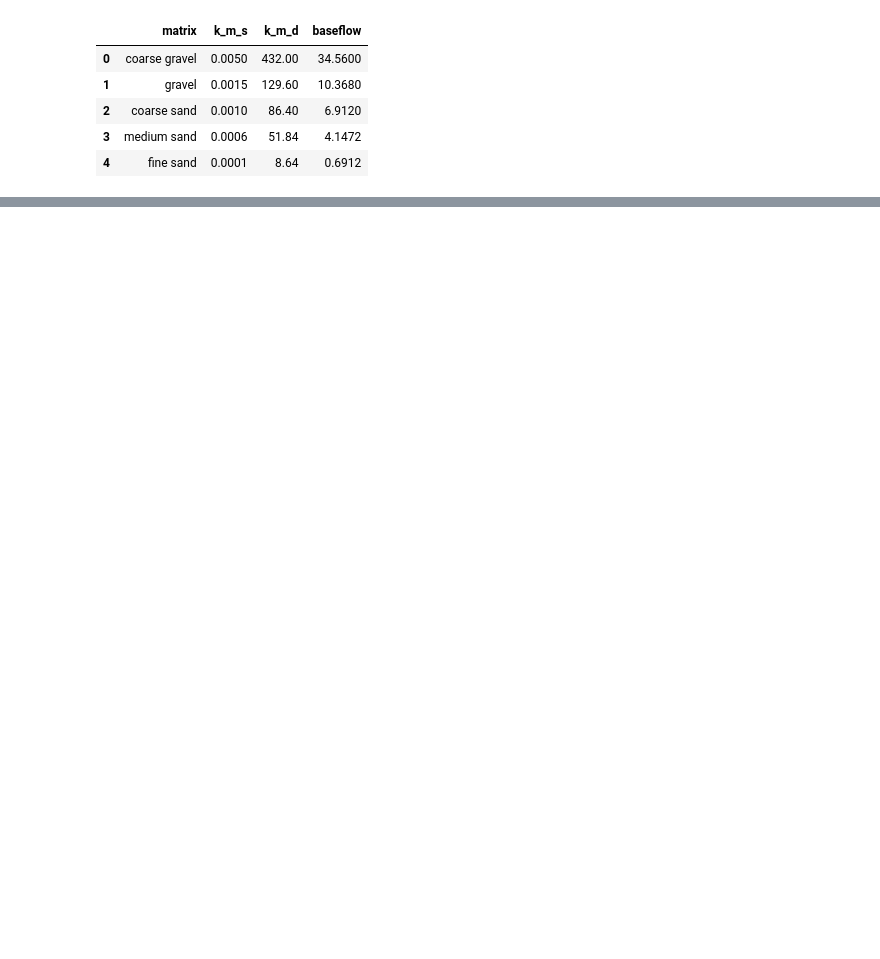
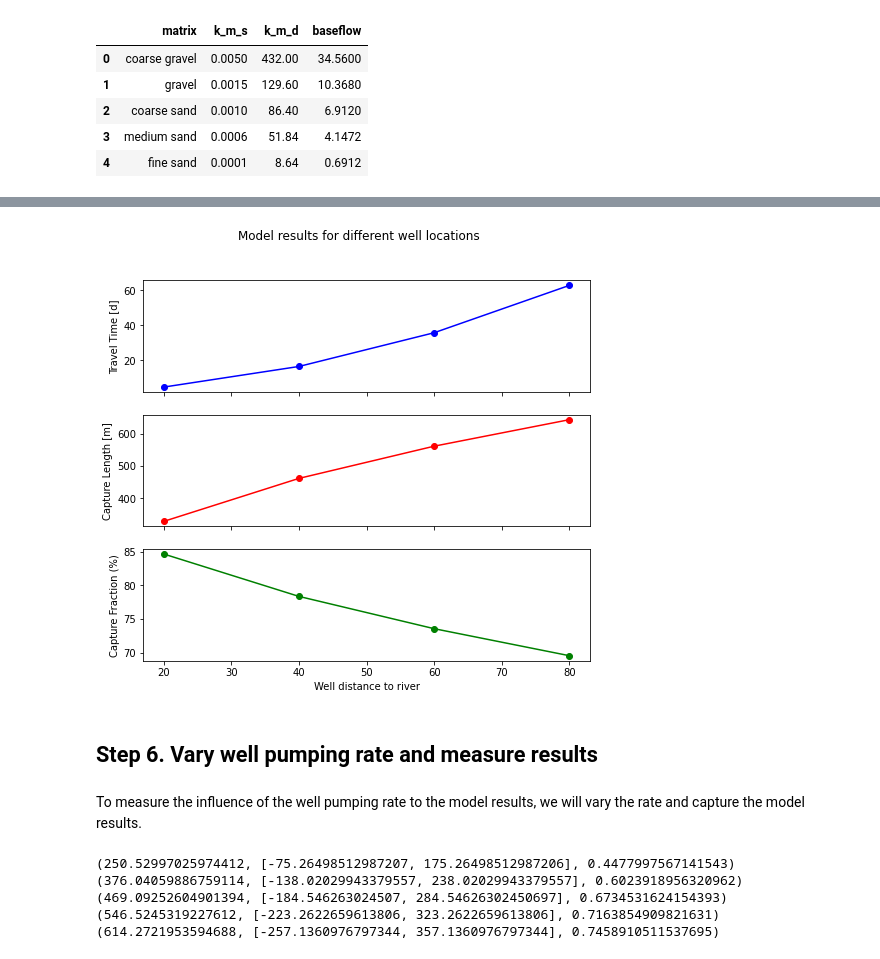
Before and after one commit to vcantarella/study_project, a Jupyter notebook: model_exploration.ipynb, the cells around one changed output, grey strips where cells are left out. Cells and saved outputs as stored; diff of their text form; code cells hidden in the pictures; blank space fills up the shorter version.

```diff
--- a/model_exploration.ipynb
+++ b/model_exploration.ipynb
@@ -132,0 +213,6 @@ plt.savefig("model_results_grain_size.png", dpi = 400)
+# %%
+hk = pd.DataFrame()
+hk['minimum travel time'] = tts
+hk['river capture length'] = lengths
+hk['capture fraction'] = cap_fracs
+hk['well distance to river'] = range(20,100,20)
@@ -132,0 +227,57 @@ plt.savefig("model_results_grain_size.png", dpi = 400)
+# %%
+fig, axs = plt.subplots(3,1,sharex = True, figsize = (8,7))
+
+axs[0].plot(hk['well distance to river'],hk['minimum travel time'], 'bo-')
+axs[0].set_ylabel('Travel Time [d]')
+axs[1].plot(hk['well distance to river'],hk['river capture length'], 'ro-')
+axs[1].set_ylabel('Capture Length [m]')
+axs[2].plot(hk['well distance to river'],hk['capture fraction']*100, 'go-')
+axs[2].set_ylabel('Capture Fraction (%)')
+axs[2].set_xlabel("Well distance to river")
+fig.suptitle("Model results for different well locations")
+plt.savefig("model_results_well_river.png", dpi = 400)
+# %% [output]
+[figure, added]
+# %% [markdown]
+## Step 6. Vary well pumping rate and measure results
+# %% [markdown]
+To measure the influence of the well pumping rate to the model results, we will vary the rate and capture the model results.
+# %%
+# Define Initial model with hydraulic condutivity = 0.12e-3 m/s, height = 85, reference river head = 80
+tts = []
+lengths = []
+cap_fracs = []
+
+
+# Add well at position x = 63, y = 50 and pumping rate of 0.044 m3/s, well radius = 0.01 m
+for q in np.arange(0.01,0.06,0.01):
+
+    aem_model = model_proposal.Model(k = 0.12e-3*3600*24, H = 85, h0 = 80)
+
+    aem_model.Qo_x = -0.12e-3*3600*24*0.001*85
+
+    well = model_proposal.Well(aem_model, Q = q*3600*24, rw = 0.1, x = 63, y = 50)
+
+    # Solver for river length and river water capture fraction.
+
+    solv = solvers.river_length(aem_model)
+    try:
+        length, riv_coords, capture_fraction = solv.solve_river_length()
+        print((length, riv_coords, capture_fraction))
+        dist_est = length/5
+        tt, ys, avgtt, mintt = solv.time_travel(0.2, delta_s = 0.05,min_dist_est = dist_est)
+
+    except:
+        length = 0
+        capture_fraction = 0
+        mintt = np.nan
+
+    lengths.append(length)
+    cap_fracs.append(capture_fraction)
+    tts.append(mintt)
+# %% [output]
+(250.52997025974412, [-75.26498512987207, 175.26498512987206], 0.4477997567141543)
+(376.04059886759114, [-138.02029943379557, 238.02029943379557], 0.6023918956320962)
+(469.09252604901394, [-184.546263024507, 284.54626302450697], 0.6734531624154393)
+(546.5245319227612, [-223.2622659613806, 323.2622659613806], 0.7163854909821631)
+(614.2721953594688, [-257.1360976797344, 357.1360976797344], 0.7458910511537695)
```
Also changed, not shown: parts of 19 cells of this notebook, 10 other files.
